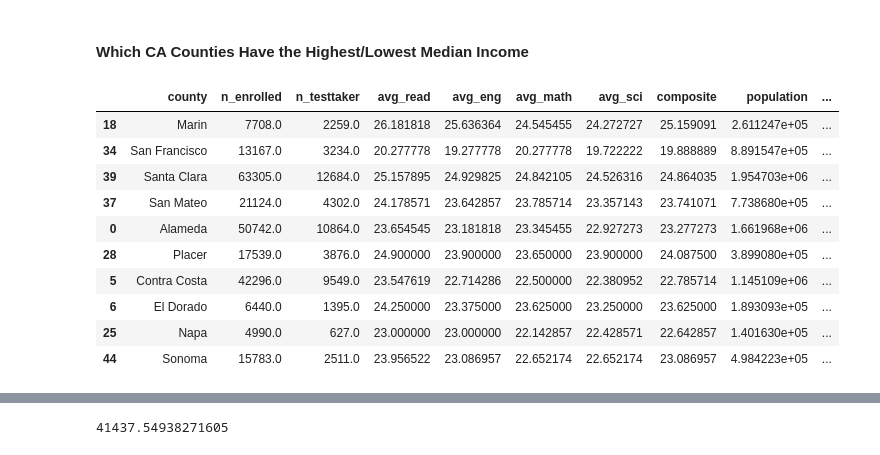
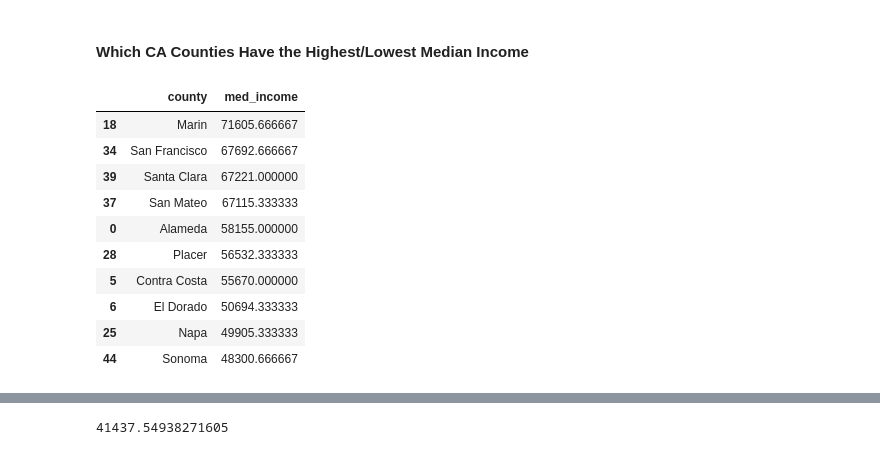
Before and after one commit to farahmalik11/project-1, a Jupyter notebook: code/starter-code.ipynb, the cells around one changed output, grey strips where cells are left out. Saved outputs shown, nothing was run; the diff lists cells and outputs as text; code cells hidden in the pictures.

```diff
--- a/code/starter-code.ipynb
+++ b/code/starter-code.ipynb
@@ -1473,16 +1475,17 @@ sd_ets
 # %% [markdown]
 #### Which CA Counties Have the Highest/Lowest Median Income
 # %%
-act_agg_cnty2.sort_values(['med_income'], ascending=False).head(10)
+#act_agg_cnty2.sort_values(['med_income'], ascending=False).head(10)
+act_agg_cnty2.loc[:,["county","med_income"]].sort_values(['med_income'], ascending=False).head(10)
 # %% [output]
-|  | county | n_enrolled | n_testtaker | avg_read | avg_eng | avg_math | avg_sci | composite | population | ... |
-| 18 | Marin | 7708.0 | 2259.0 | 26.181818 | 25.636364 | 24.545455 | 24.272727 | 25.159091 | 2.611247e+05 | ... |
-| 34 | San Francisco | 13167.0 | 3234.0 | 20.277778 | 19.277778 | 20.277778 | 19.722222 | 19.888889 | 8.891547e+05 | ... |
-| 39 | Santa Clara | 63305.0 | 12684.0 | 25.157895 | 24.929825 | 24.842105 | 24.526316 | 24.864035 | 1.954703e+06 | ... |
-| 37 | San Mateo | 21124.0 | 4302.0 | 24.178571 | 23.642857 | 23.785714 | 23.357143 | 23.741071 | 7.738680e+05 | ... |
-| 0 | Alameda | 50742.0 | 10864.0 | 23.654545 | 23.181818 | 23.345455 | 22.927273 | 23.277273 | 1.661968e+06 | ... |
-| 28 | Placer | 17539.0 | 3876.0 | 24.900000 | 23.900000 | 23.650000 | 23.900000 | 24.087500 | 3.899080e+05 | ... |
-| 5 | Contra Costa | 42296.0 | 9549.0 | 23.547619 | 22.714286 | 22.500000 | 22.380952 | 22.785714 | 1.145109e+06 | ... |
-| 6 | El Dorado | 6440.0 | 1395.0 | 24.250000 | 23.375000 | 23.625000 | 23.250000 | 23.625000 | 1.893093e+05 | ... |
-| 25 | Napa | 4990.0 | 627.0 | 23.000000 | 23.000000 | 22.142857 | 22.428571 | 22.642857 | 1.401630e+05 | ... |
-| 44 | Sonoma | 15783.0 | 2511.0 | 23.956522 | 23.086957 | 22.652174 | 22.652174 | 23.086957 | 4.984223e+05 | ... |
+|  | county | med_income |
+| 18 | Marin | 71605.666667 |
+| 34 | San Francisco | 67692.666667 |
+| 39 | Santa Clara | 67221.000000 |
+| 37 | San Mateo | 67115.333333 |
+| 0 | Alameda | 58155.000000 |
+| 28 | Placer | 56532.333333 |
+| 5 | Contra Costa | 55670.000000 |
+| 6 | El Dorado | 50694.333333 |
+| 25 | Napa | 49905.333333 |
+| 44 | Sonoma | 48300.666667 |
```
Also changed, not shown: parts of 29 cells of this notebook.
